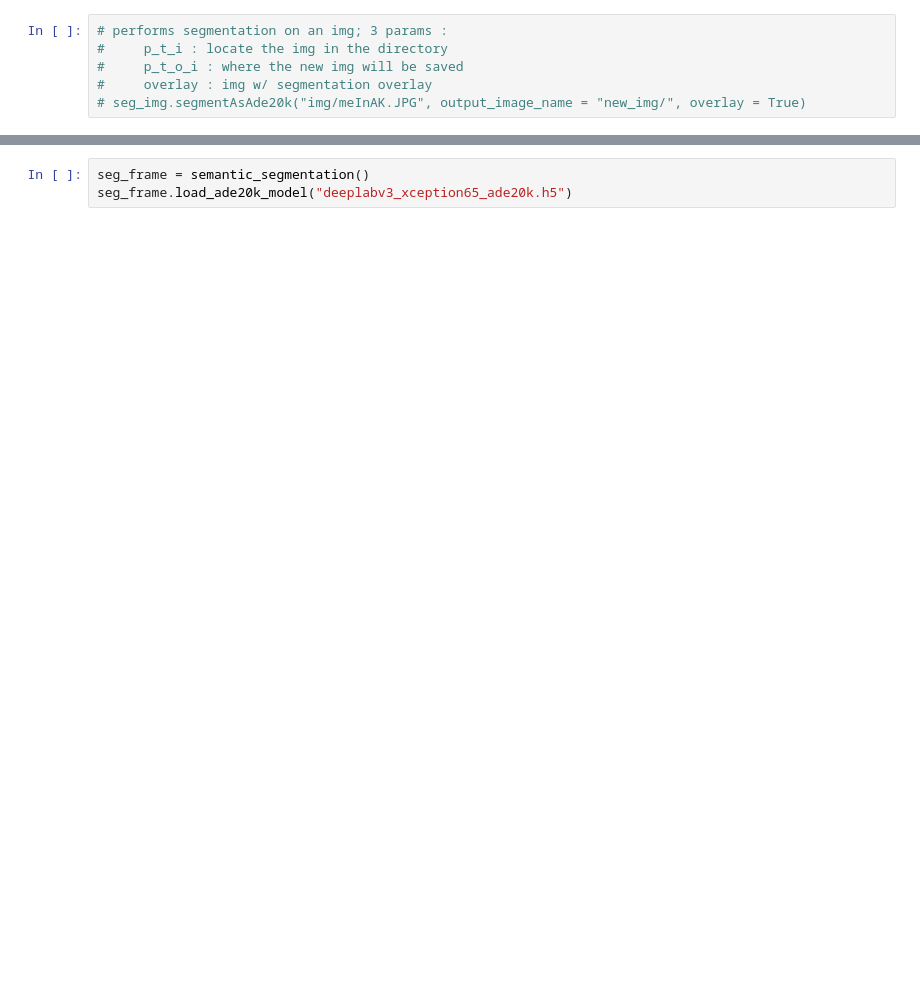
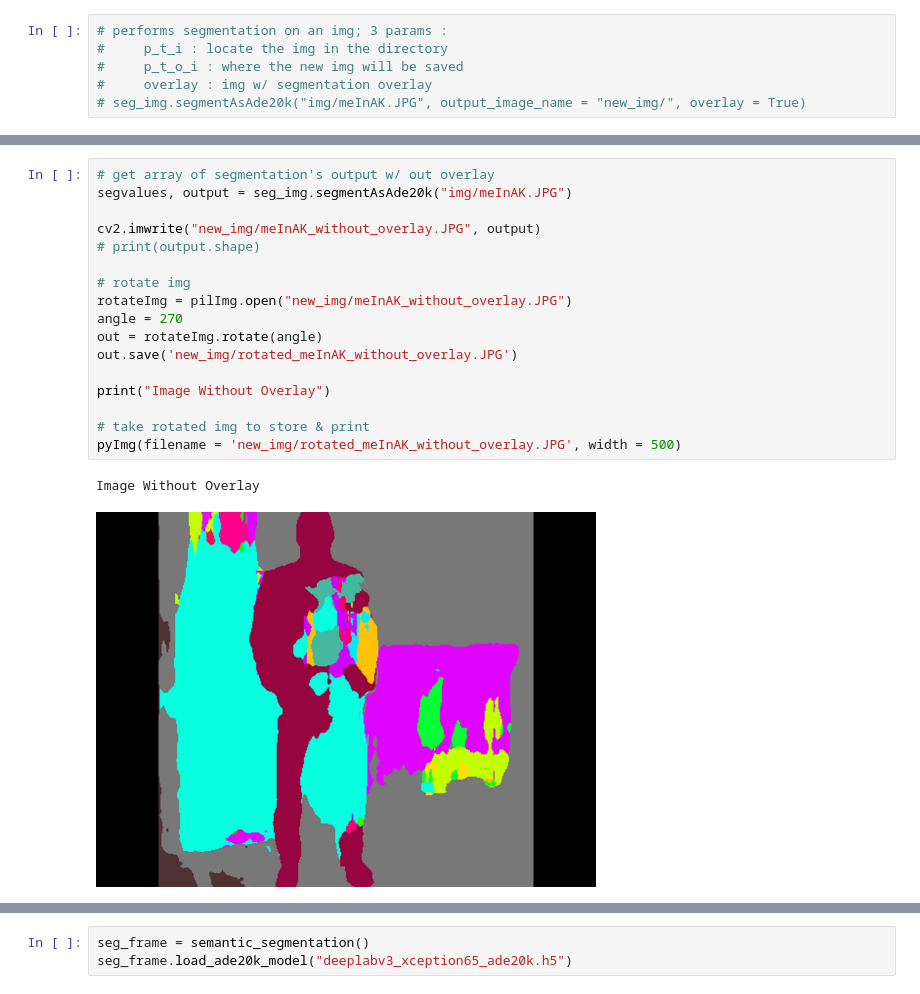
Before and after one commit to Brinkley97/sem_seg_pxLib_ade20k, a Jupyter notebook: main.ipynb, the cells around one changed output, grey strips where cells are left out. Saved outputs shown, nothing was run; the diff lists cells and outputs as text; blank space fills up the shorter version.

```diff
--- a/main.ipynb
+++ b/main.ipynb
@@ -28,2 +73,22 @@ print(output.shape)
+# %%
+# get array of segmentation's output w/ out overlay
+segvalues, output = seg_img.segmentAsAde20k("img/meInAK.JPG")
+
+cv2.imwrite("new_img/meInAK_without_overlay.JPG", output)
+# print(output.shape)
+
+# rotate img
+rotateImg = pilImg.open("new_img/meInAK_without_overlay.JPG")
+angle = 270
+out = rotateImg.rotate(angle)
+out.save('new_img/rotated_meInAK_without_overlay.JPG')
+
+print("Image Without Overlay")
+
+# take rotated img to store & print
+pyImg(filename = 'new_img/rotated_meInAK_without_overlay.JPG', width = 500)
+# %% [output]
+Image Without Overlay
+[figure, added]
 # %%
 # get array of segmentation's output w/ overlay
```
Also changed, not shown: parts of 7 cells of this notebook, 6 other files.
